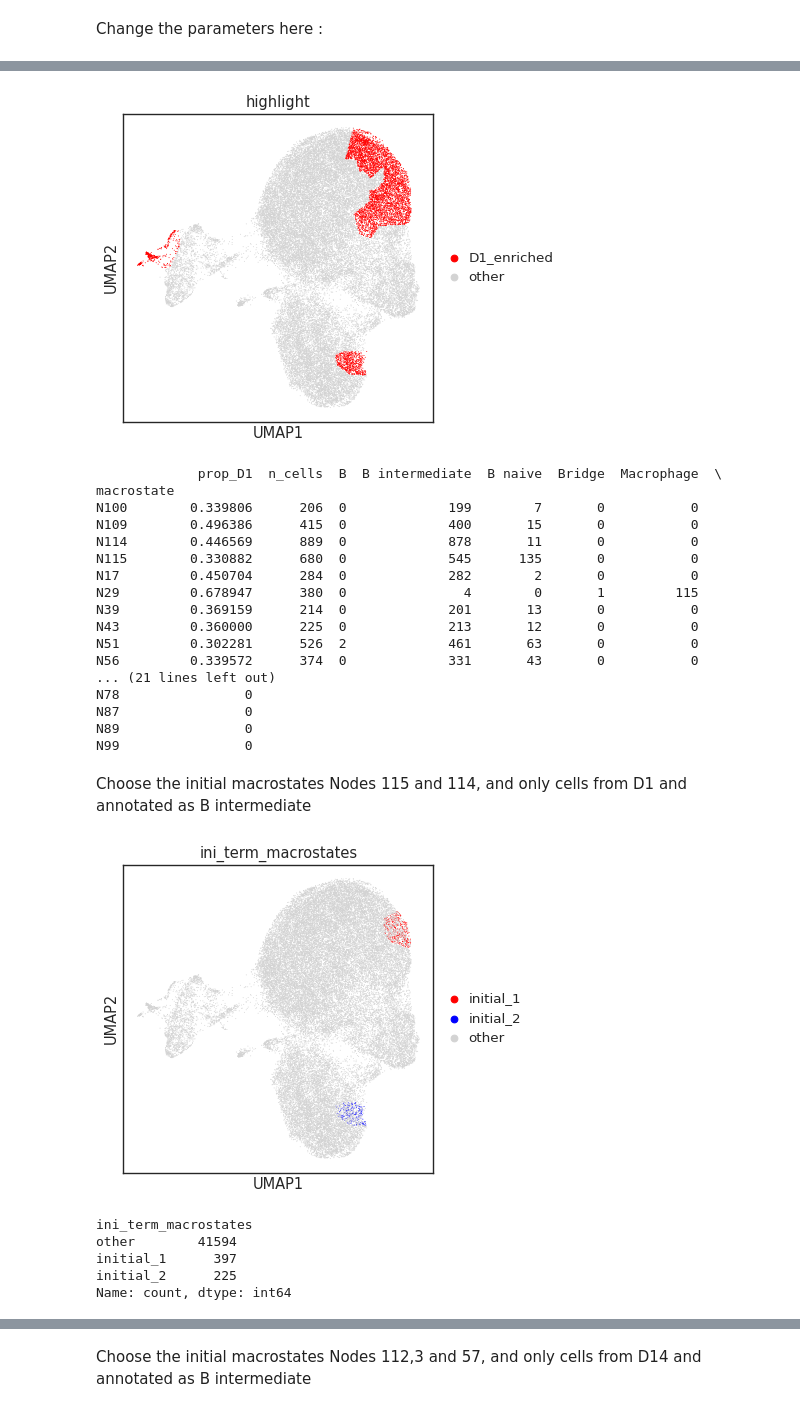
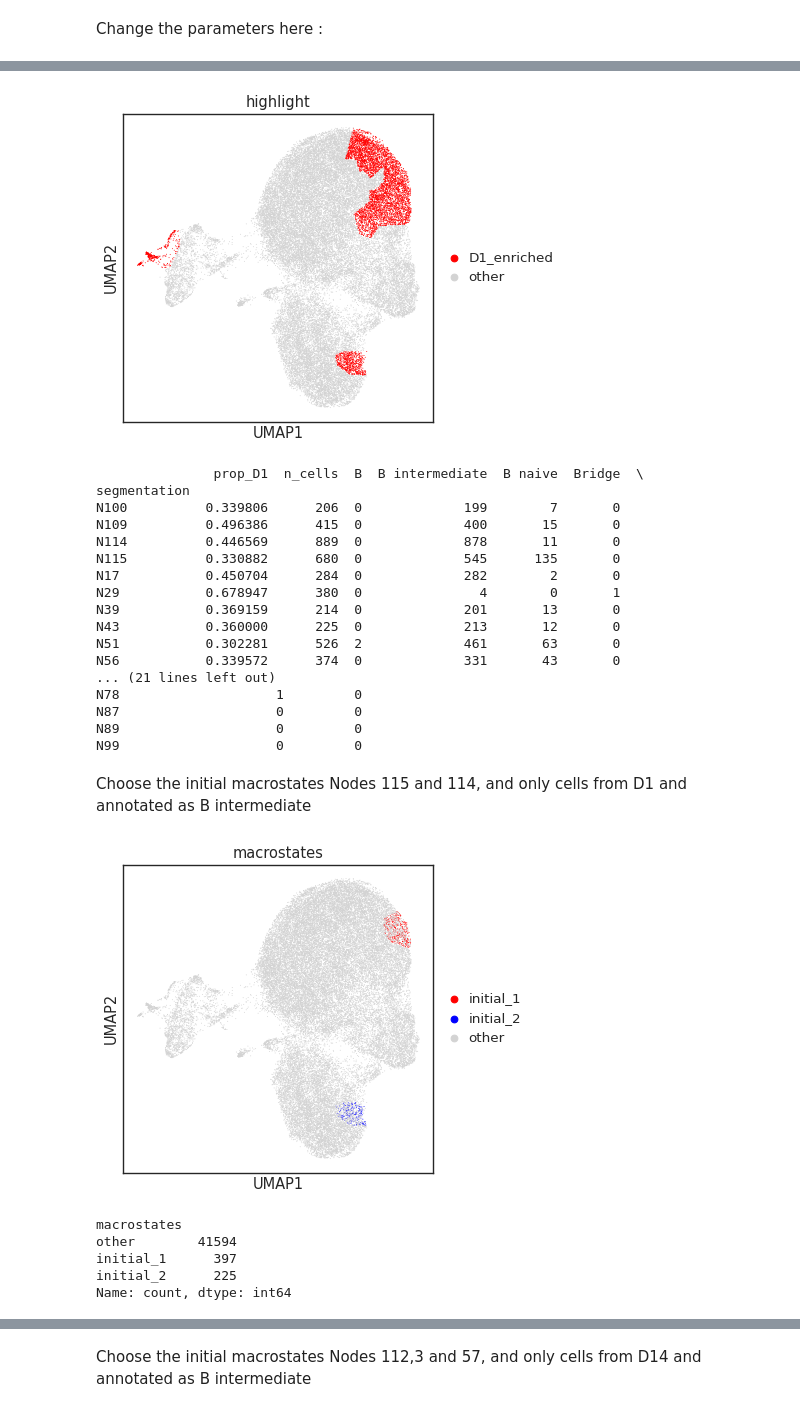
Before and after one commit to Augugustine/CITE-seq-analysis-CLL, a Jupyter notebook: 3- Boolean model/Stream2_macrostates.ipynb, the cells around one changed output, grey strips where cells are left out. Saved outputs shown, nothing was run; the diff lists cells and outputs as text; code cells hidden in the pictures.

```diff
--- a/3- Boolean model/Stream2_macrostates.ipynb
+++ b/3- Boolean model/Stream2_macrostates.ipynb
@@ -214,7 +184,0 @@ NameError: name 'adata2' is not defined
-# %%
-st2.tl.get_weights(adata,bandwidth=.5,method='fft',obsm="X_umap")
-sc.pl.embedding(adata,basis='X_umap',color='pointweights')
-
-st2.tl.seed_graph(adata,n_clusters=50,use_weights=True,obsm="X_umap")
-st2.tl.learn_graph(adata,n_nodes=70,epg_alpha=0.01,epg_mu=0.05,obsm="X_umap")
-st2.pl.graph(adata,key='epg',color=['Annotation'],show_node=1, fig_size=(15,10))
@@ -232,9 +189,9 @@ unique_nodes = sorted(adata.obs['epg_node_id'].dropna().unique())
 epg_to_label = {node: f"N{int(node)}" for node in unique_nodes}
 
 # Macrostate column
-adata.obs["macrostate"] = np.nan
-adata.obs["macrostate"] = (
-    adata.obs["macrostate"]
+adata.obs["segmentation"] = np.nan
+adata.obs["segmentation"] = (
+    adata.obs["segmentation"]
     .astype("category")
     .cat.add_categories(sorted(epg_to_label.values()))
 )
@@ -242,7 +199,7 @@ adata.obs["macrostate"] = (
 # Assign the macrostate based on the nearest node
 for node, label in epg_to_label.items():
     mask = adata.obs['epg_node_id'] == node
-    adata.obs.loc[mask, "macrostate"] = label
+    adata.obs.loc[mask, "segmentation"] = label
 
-print(adata.obs['macrostate'].value_counts())
+print(adata.obs['segmentation'].value_counts())
 # %% [output]
@@ -267,26 +219,26 @@ ax = sc.pl.umap(adata,color="macrostate",title=f"UMAP with macrostates, {patient
 # %%
-ct = pd.crosstab(adata.obs["macrostate"], adata.obs["timepoint"])
+ct = pd.crosstab(adata.obs["segmentation"], adata.obs["timepoint"])
 
 # days proportion (D1)
 prop_D1 = ct["D1"] / ct.sum(axis=1)
 # Macrostates D1-enriched (>30%) selection
 selected_macrostates = prop_D1[prop_D1 > 0.30].index
 # Column for UMAP
-adata.obs["highlight"] = adata.obs["macrostate"].isin(selected_macrostates)
+adata.obs["highlight"] = adata.obs["segmentation"].isin(selected_macrostates)
 adata.obs["highlight"] = adata.obs["highlight"].map({True: "D1_enriched", False: "other"})
 sc.pl.umap(adata, color="highlight", palette={"D1_enriched": "red", "other": "lightgrey"})
 # Macrostates subset
 subset = adata.obs.loc[
-    adata.obs["macrostate"].isin(selected_macrostates), ["macrostate", "Annotation"]
+    adata.obs["segmentation"].isin(selected_macrostates), ["segmentation", "Annotation"]
 ].copy()
-subset["macrostate"] = subset["macrostate"].astype(str)
+subset["segmentation"] = subset["segmentation"].astype(str)
 subset["Annotation"] = subset["Annotation"].astype(str)
 # Count cells per macrostates and per celltype
-annotation_counts = subset.groupby(["macrostate", "Annotation"]).size().unstack(fill_value=0)
+annotation_counts = subset.groupby(["segmentation", "Annotation"]).size().unstack(fill_value=0)
 
 # DataFrame
 prop_D1_selected = prop_D1.loc[annotation_counts.index]
-total_counts = subset["macrostate"].value_counts().reindex(annotation_counts.index)
+total_counts = subset["segmentation"].value_counts().reindex(annotation_counts.index)
 result = pd.DataFrame({
     "prop_D1": prop_D1_selected,
     "n_cells": total_counts})
@@ -294,43 +246,43 @@ result = result.join(annotation_counts, how="left")
 print(result)
 # %% [output]
 [figure]
-             prop_D1  n_cells  B  B intermediate  B naive  Bridge  Macrophage  \
-macrostate
-N100        0.339806      206  0             199        7       0           0
-N109        0.496386      415  0             400       15       0           0
-N114        0.446569      889  0             878       11       0           0
-N115        0.330882      680  0             545      135       0           0
-N17         0.450704      284  0             282        2       0           0
-N29         0.678947      380  0               4        0       1         115
-N39         0.369159      214  0             201       13       0           0
-N43         0.360000      225  0             213       12       0           0
-N51         0.302281      526  2             461       63       0           0
-N56         0.339572      374  0             331       43       0           0
+               prop_D1  n_cells  B  B intermediate  B naive  Bridge  \
+segmentation
+N100          0.339806      206  0             199        7       0
+N109          0.496386      415  0             400       15       0
+N114          0.446569      889  0             878       11       0
+N115          0.330882      680  0             545      135       0
+N17           0.450704      284  0             282        2       0
+N29           0.678947      380  0               4        0       1
+N39           0.369159      214  0             201       13       0
+N43           0.360000      225  0             213       12       0
+N51           0.302281      526  2             461       63       0
+N56           0.339572      374  0             331       43       0
 ... (21 lines left out)
-N78                0
-N87                0
-N89                0
-N99                0
+N78                    1         0
+N87                    0         0
+N89                    0         0
+N99                    0         0
 # %% [markdown]
 Choose the initial macrostates
 Nodes 115 and 114, and only cells from D1 and annotated as B intermediate
 # %%
-adata.obs["ini_term_macrostates"] = "other"
+adata.obs["macrostates"] = "other"
 # Initial_1
-mask_1 = ((adata.obs["macrostate"] == "N114") & (adata.obs["timepoint"] == "D1"))
+mask_1 = ((adata.obs["segmentation"] == "N114") & (adata.obs["timepoint"] == "D1"))
 # Initial_2
-mask_2 = ((adata.obs["macrostate"] == "N115") & (adata.obs["timepoint"] == "D1"))
+mask_2 = ((adata.obs["segmentation"] == "N115") & (adata.obs["timepoint"] == "D1"))
 
 
-adata.obs.loc[mask_1, "ini_term_macrostates"] = "initial_1"
-adata.obs.loc[mask_2, "ini_term_macrostates"] = "initial_2"
+adata.obs.loc[mask_1, "macrostates"] = "initial_1"
+adata.obs.loc[mask_2, "macrostates"] = "initial_2"
 
-sc.pl.umap( adata, color="ini_term_macrostates", palette={"initial_1": "red", "initial_2": "blue", "other": "lightgrey"})
+sc.pl.umap( adata, color="macrostates", palette={"initial_1": "red", "initial_2": "blue", "other": "lightgrey"})
 
-adata.obs["ini_term_macrostates"].value_counts()
+adata.obs["macrostates"].value_counts()
 # %% [output]
-[figure, old version]
+[figure, new version]
-ini_term_macrostates
+macrostates
 other        41594
 initial_1      397
 initial_2      225
```
Also changed, not shown: parts of 22 cells of this notebook, 2 other files.
